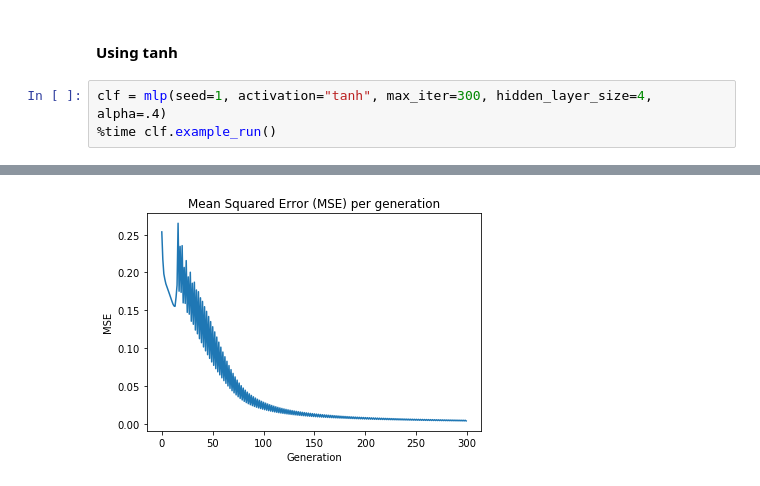
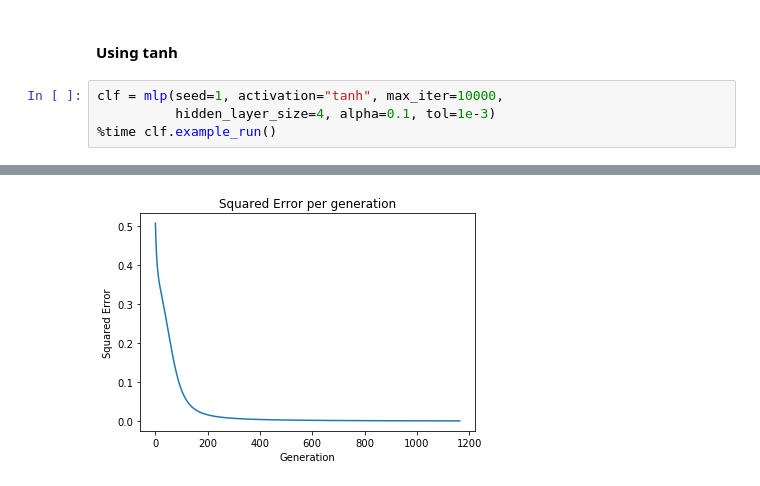
Before and after one commit to ithallojunior/sistemas_inteligentes1, a Jupyter notebook: XOR/xor.ipynb, the cells around one changed output, grey strips where cells are left out. Drawn from its saved outputs; the diff is of its cells as text.

```diff
--- a/XOR/xor.ipynb
+++ b/XOR/xor.ipynb
@@ -207,6 +223,7 @@ Wall time: 605 ms
 # %% [markdown]
 #### Using tanh
 # %%
-clf = mlp(seed=1, activation="tanh", max_iter=300, hidden_layer_size=4, alpha=.4)
+clf = mlp(seed=1, activation="tanh", max_iter=10000,
+          hidden_layer_size=4, alpha=0.1, tol=1e-3)
 %time clf.example_run()
 # %% [output]
@@ -226 +244 @@ score: 99.555%
-[figure, old version]
+[figure, new version]
```
Also changed, not shown: parts of 7 cells of this notebook, 6 other files.
